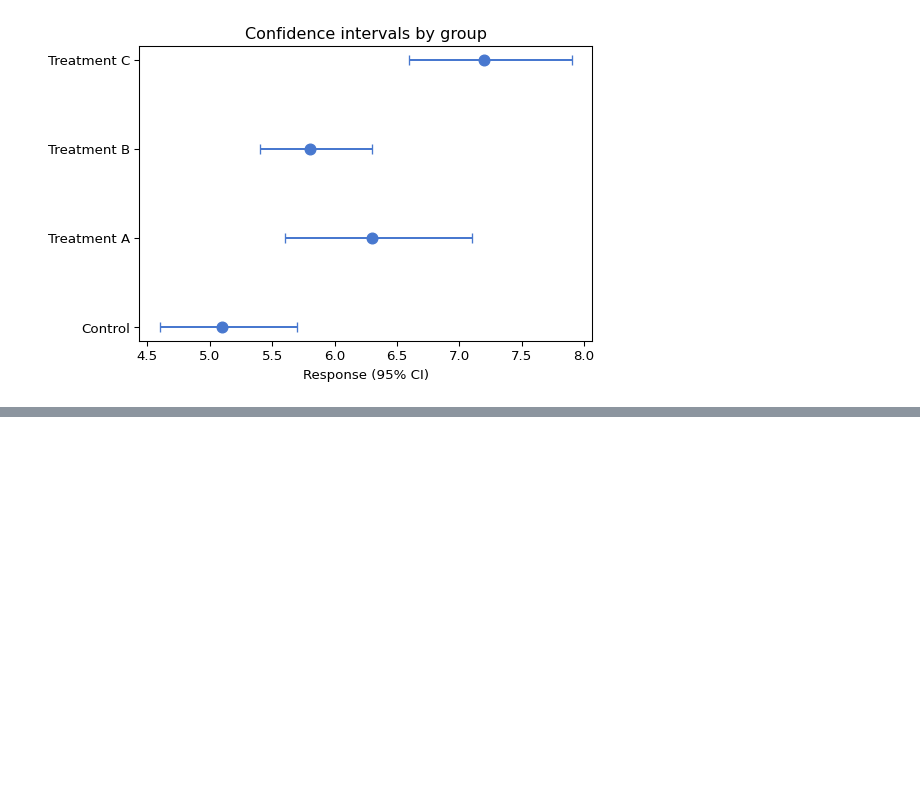
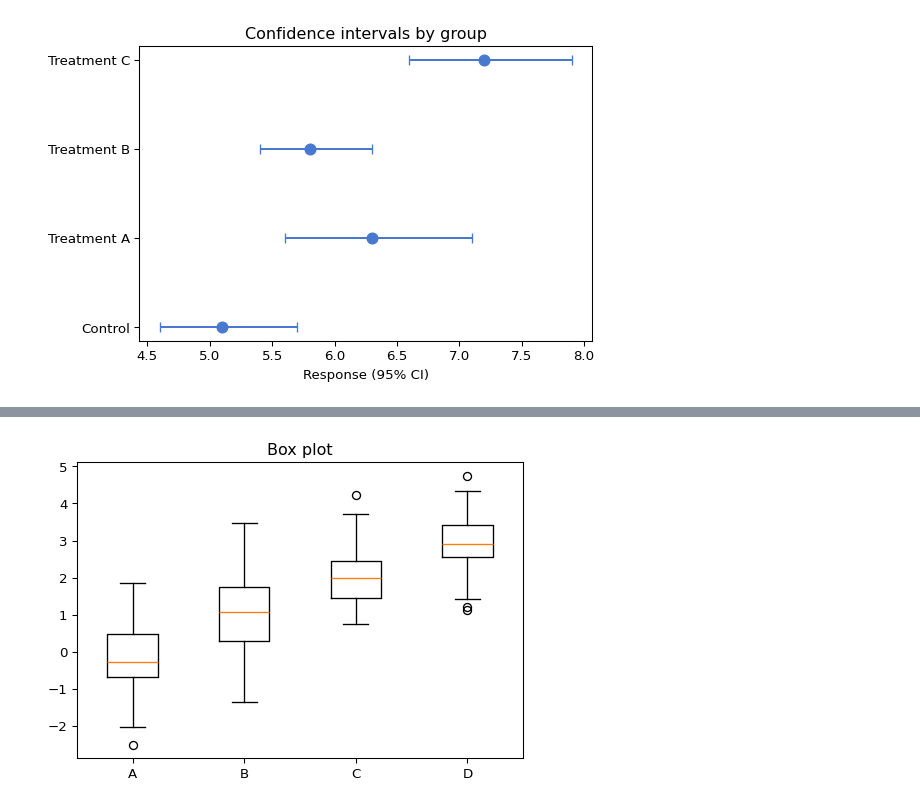
Before and after one commit to pfaffelh/python_for_data, a Jupyter notebook: docs/notebooks/08_visualizing_data.ipynb, the cells around one changed output, grey strips where cells are left out. Cells and saved outputs as stored; diff of their text form; code cells hidden in the pictures; blank space fills up the shorter version.

```diff
--- a/docs/notebooks/08_visualizing_data.ipynb
+++ b/docs/notebooks/08_visualizing_data.ipynb
@@ -323,0 +294,10 @@ plt.show()
+# %%
+categories = ["A", "B", "C", "D"]
+data_groups = [rng.normal(loc=m, size=50) for m in [0, 1, 2, 3]]
+
+plt.figure(figsize=(6, 4))
+plt.boxplot(data_groups, labels=categories)
+plt.title("Box plot")
+plt.show()
+# %% [output]
+[figure, added]
```
Also changed, not shown: parts of 28 cells of this notebook, 58 other files.
